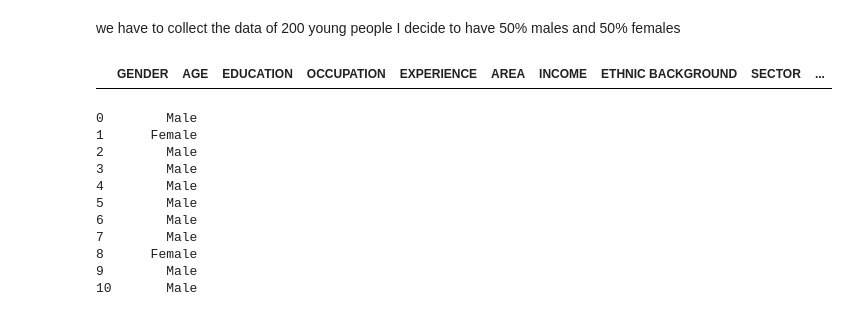
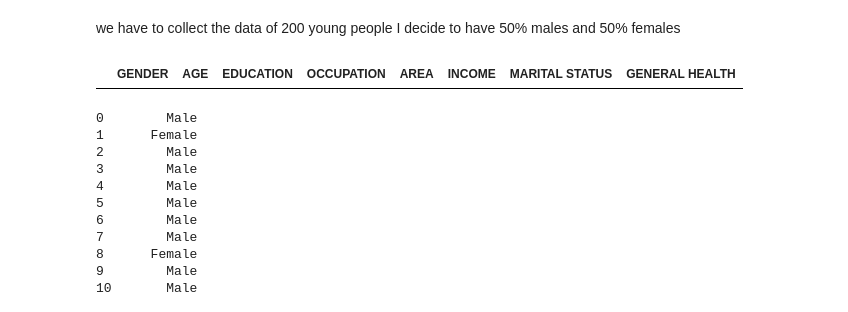
Before and after one commit to Freeha-S/ProgDA_Project, a Jupyter notebook: ProgDA-Project.ipynb, the cells around one changed output. Cells and saved outputs as stored; diff of their text form; code cells hidden in the pictures.

```diff
--- a/ProgDA-Project.ipynb
+++ b/ProgDA-Project.ipynb
@@ -40,22 +38,19 @@ import matplotlib.pyplot as plt
 # %%
 data1 = ['GENDER: Female,Male',
          'AGE: years',
-         'EDUCATION: Level',
+         'EDUCATION:',
          'OCCUPATION: ',
-         'EXPERIENCE: ',
-         'AREA: 1= Urban, 0= Rural',
+         'AREA: ',
          'INCOME: Income yearly',
-         'ETHNIC BACKGROUND: ',
-         'SECTOR: 0=Other, 1=Manufacturing, 2=Construction',
          'MARITAL STATUS: 0= Single , 1 = Married, 3= Divorced ',
          'GENERAL HEALTH:  0= Poor, 1=Good,2= Very Good, 3=Excellent'
 ]
 short_names = [d.split(':')[0] for d in data1]
 data=pd.DataFrame(columns = short_names)
 
 data
 # %% [output]
-|  | GENDER | AGE | EDUCATION | OCCUPATION | EXPERIENCE | AREA | INCOME | ETHNIC BACKGROUND | SECTOR | ... |
+|  | GENDER | AGE | EDUCATION | OCCUPATION | AREA | INCOME | MARITAL STATUS | GENERAL HEALTH |
 # %%
 np.random.seed(256) # Set the random seed
 a=['Male','Female']
```
Also changed, not shown: parts of 17 cells of this notebook, 2 other files.
